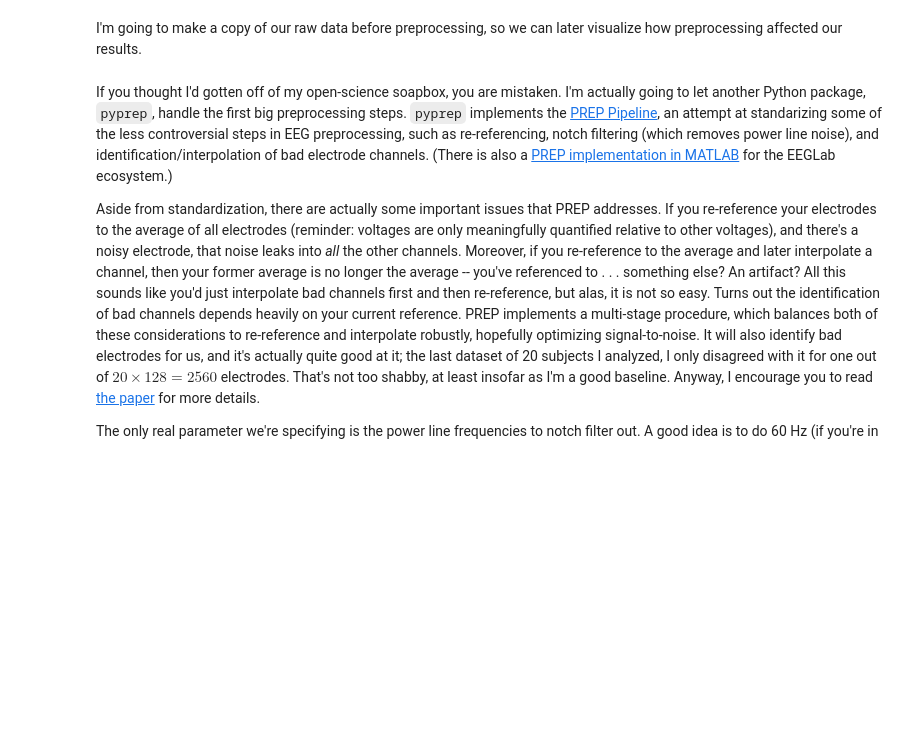
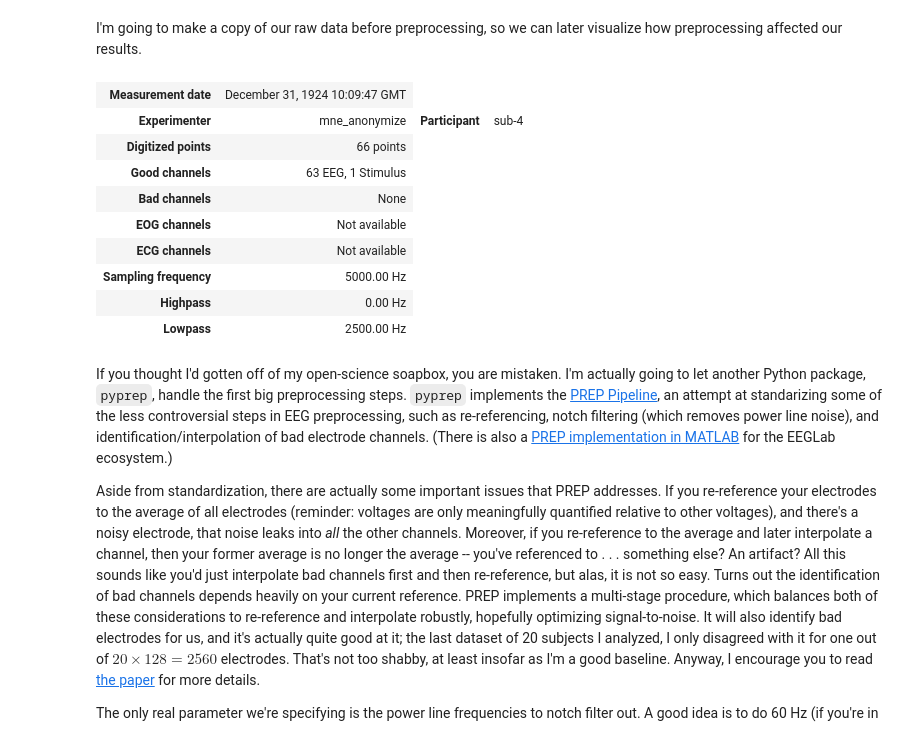
Before and after one commit to letitiayhho/tone-target-monitoring-2, a Jupyter notebook: preprocessing/preprocessing.ipynb, the cells around one changed output. Drawn from its saved outputs; the diff is of its cells as text; code cells hidden in the pictures; blank space fills up the shorter version.

```diff
--- a/preprocessing/preprocessing.ipynb
+++ b/preprocessing/preprocessing.ipynb
@@ -30,9 +30,8 @@ from bids import BIDSLayout
 If you haven't noticed in the other notebooks, I like to put my hard coded variables in a hard-coded block near the top. That way, it's easier to find and modify them later if needed without introducing inconsistencies into our code. Not _everything_ hardcoded gets the honor of being up here, but a few things that are helpful to be able to change quickly.
 # %%
 # constants
-BIDS_ROOT = '../bids_data'
+BIDS_ROOT = '../data/bids'
 DERIV_ROOT = op.join(BIDS_ROOT, 'derivatives')
-LOWPASS = 300. # high cutoff for filter
 # %% [markdown]
 Since our data is in BIDS format, we can easily grab all of our subject and task info without hard-coding anything.
 # %%
@@ -40,5 +39,6 @@ Since our data is in BIDS format, we can easily grab all of our subject and task
 layout = BIDSLayout(BIDS_ROOT)
 subjects = layout.get_subjects()
 tasks = layout.get_tasks()
-print(subjects, tasks)
+runs = layout.get_runs()
+print(subjects, tasks, runs)
 # %% [output]
@@ -74,6 +77,18 @@ raw = raw.set_montage(dig)
 I'm going to make a copy of our raw data before preprocessing, so we can later visualize how preprocessing affected our results.
 # %%
 raw_unprocessed = raw.copy()
+raw.info
+# %% [output]
+| Measurement date | December 31, 1924 10:09:47 GMT |
+| Experimenter | mne_anonymize | Participant | sub-4 |
+| Digitized points | 66 points |
+| Good channels | 63 EEG, 1 Stimulus |
+| Bad channels | None |
+| EOG channels | Not available |
+| ECG channels | Not available |
+| Sampling frequency | 5000.00 Hz |
+| Highpass | 0.00 Hz |
+| Lowpass | 2500.00 Hz |
 # %% [markdown]
 If you thought I'd gotten off of my open-science soapbox, you are mistaken. I'm actually going to let another Python package, `pyprep`, handle the first big preprocessing steps. `pyprep` implements the [PREP Pipeline](https://doi.org/10.3389/fninf.2015.00016), an attempt at standarizing some of the less controversial steps in EEG preprocessing, such as re-referencing, notch filtering (which removes power line noise), and identification/interpolation of bad electrode channels. (There is also a [PREP implementation in MATLAB](https://github.com/VisLab/EEG-Clean-Tools) for the EEGLab ecosystem.)
 
```
Also changed, not shown: parts of 18 cells of this notebook, 2 other files.
